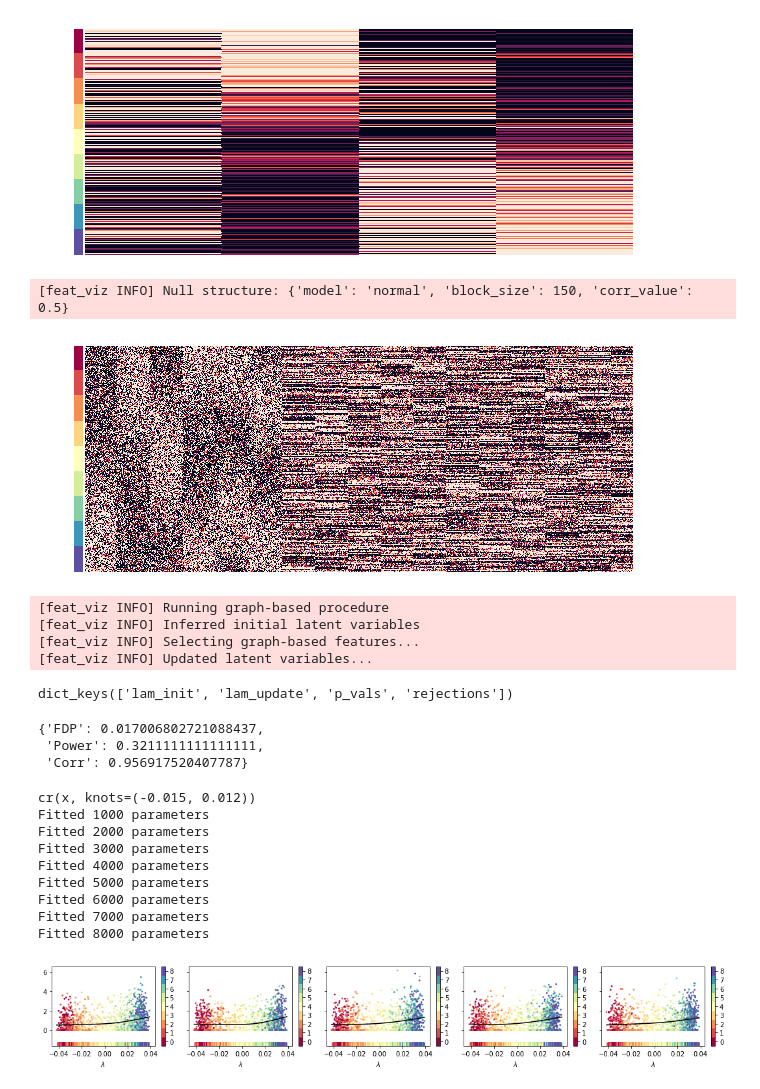
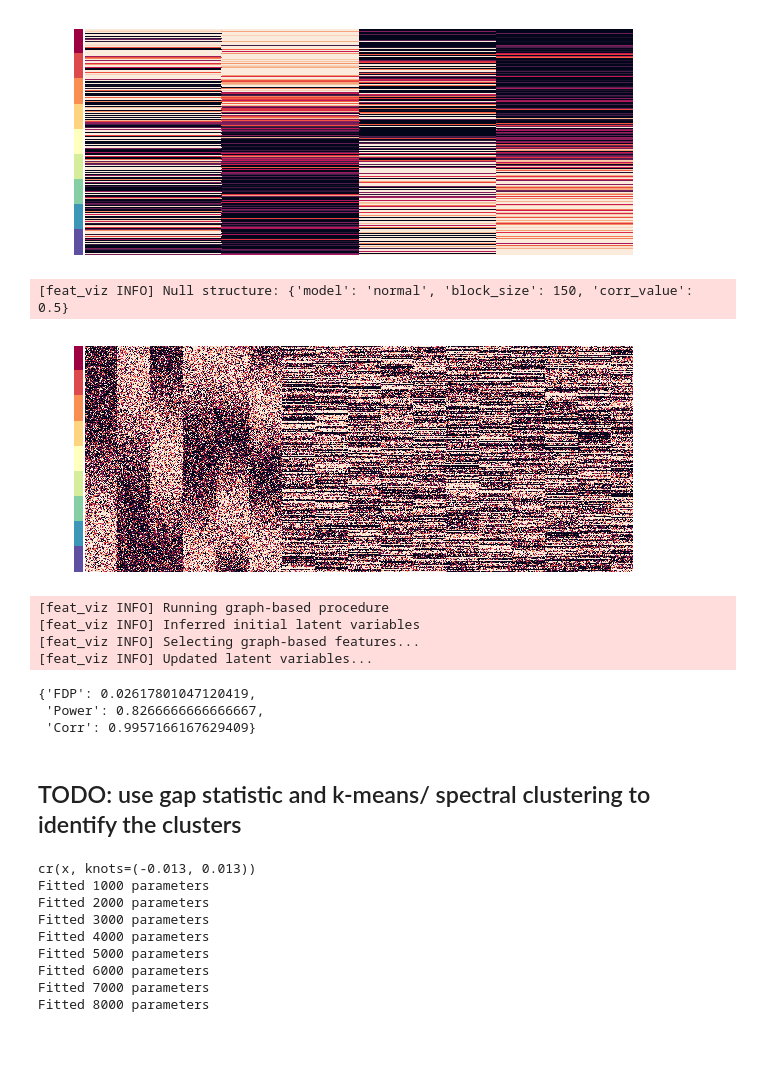
Before and after one commit to yashpatel5400/gliss, a Jupyter notebook: notebooks/dev_sim_clust.ipynb, the cells around one changed output. Saved outputs shown, nothing was run; the diff lists cells and outputs as text; code cells hidden in the pictures; blank space fills up the shorter version.

```diff
--- a/notebooks/dev_sim_clust.ipynb
+++ b/notebooks/dev_sim_clust.ipynb
@@ -64,18 +58,18 @@ sim_params
 # %%
 np.random.seed(sim_params["seed"])
 lam_true = np.random.uniform(size=sim_params["n_samps"])
 z, _ = generate_spike_mtx(lam_true, **sim_params["z_param"])
 plot_ground_truth_heatmap(lam_true, z)
 
 x_param = sim_params["x_param"]
-x_param["rel_noise_list"] = [2]
+x_param["rel_noise_list"] = [0.5]
 x_param["n_repetitions"] = 150
 x = generate_x_mtx(lam_true, x_param, sim_params)
 plot_ground_truth_heatmap(lam_true, x[:,:2500])
 # %% [output]
 [figure]
 [feat_viz INFO] Null structure: {'model': 'normal', 'block_size': 150, 'corr_value': 0.5}
-[figure, old version]
+[figure, new version]
 # %%
 # TODO:
 # 1. run g-aloe on this to make sure the correct variables are selected
@@ -93,41 +87,37 @@ meth_params = {
 }
 result = run_procedure(z, x, meth_params)
 result.keys()
+n_proto = len(x_param["spike_grp"])
+n_rep = x_param["n_repetitions"]
+nn_idx = np.arange(n_rep*n_proto)
+rej_idx = result["rejections"]
+mt_res = evaluate_rejections(set(rej_idx), set(nn_idx))
+mt_res["Corr"] = abs(spearmanr(result["lam_update"], lam_true).correlation)
+mt_res
 # %% [output]
 [feat_viz INFO] Running graph-based procedure
 [feat_viz INFO] Inferred initial latent variables
 [feat_viz INFO] Selecting graph-based features...
 [feat_viz INFO] Updated latent variables...
-dict_keys(['lam_init', 'lam_update', 'p_vals', 'rejections'])
+{'FDP': 0.02617801047120419,
+ 'Power': 0.8266666666666667,
+ 'Corr': 0.9957166167629409}
-# %%
-n_proto = len(x_param["spike_grp"])
-n_rep = x_param["n_repetitions"]
-nn_idx = np.arange(n_rep*n_proto)
-rej_idx = result["rejections"]
-mt_res = evaluate_rejections(set(rej_idx), set(nn_idx))
-mt_res["Corr"] = abs(spearmanr(result["lam_update"], lam_true).correlation)
-mt_res
-# %% [output]
-{'FDP': 0.017006802721088437,
- 'Power': 0.3211111111111111,
- 'Corr': 0.956917520407787}
+# %% [markdown]
+## TODO: use gap statistic and k-means/ spectral clustering to identify the clusters
 # %%
 # fit the spline with updated lambda and the x features
 from spline_utils import setup_basis, spline_fit
+from general_utils import rank_and_bin
 zone_true = rank_and_bin(lam_true, n_bins=9)
 lam = result["lam_update"]
-y = x
-var_labs = np.ones(x.shape[1]) * -1
+var_ids = np.ones(x.shape[1]) * -1
 for i in range(n_proto):
-    var_labs[i*(n_rep): (i+1)*n_rep] = i
-# y = x[:, rej_idx]
-# var_labs = var_labs[rej_idx]
-
+    var_ids[i*(n_rep): (i+1)*n_rep] = i
 base_args = setup_basis(lam)
 print(base_args)
-p_fun, c_mtx = spline_fit(lam, y, base_args)
+p_fun, c_mtx = spline_fit(lam, x, base_args)
 # %% [output]
-cr(x, knots=(-0.015, 0.012))
+cr(x, knots=(-0.013, 0.013))
 Fitted 1000 parameters
 Fitted 2000 parameters
 Fitted 3000 parameters
@@ -136,15 +126,3 @@ Fitted 5000 parameters
 Fitted 6000 parameters
 Fitted 7000 parameters
 Fitted 8000 parameters
-# %%
-from general_utils import rank_and_bin
-from plot_utils import plot_pcurve_fits
-sel_idx = np.arange(5)
-plt_mtx = y[:, sel_idx]
-plot_pcurve_fits(plt_mtx,
-                 lam,
-                 p_fun,
-                 all_iterations=False,
-                 labels=zone_true)
-# %% [output]
-[figure, removed]
```
Also changed, not shown: parts of 8 cells of this notebook.
